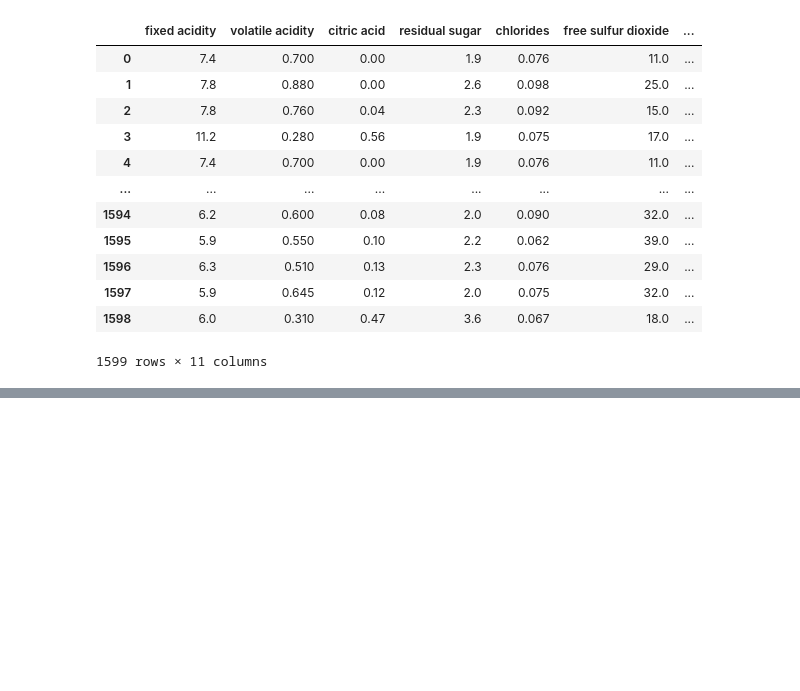
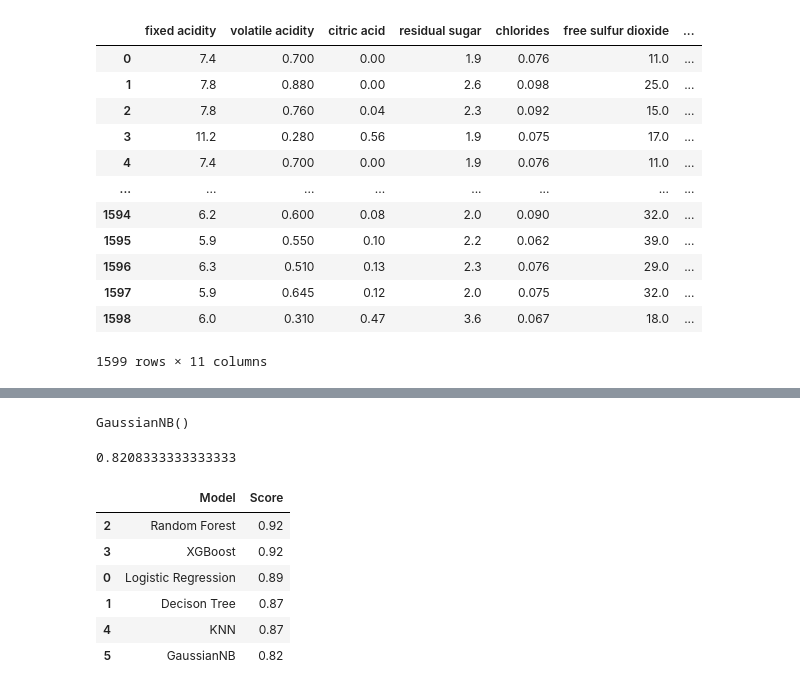
Before and after one commit to saurabhsalade/PG-DBDA-Sep2023, a Jupyter notebook: Day8/Day8.ipynb, the cells around one changed output, grey strips where cells are left out. Cells and saved outputs as stored; diff of their text form; code cells hidden in the pictures; blank space fills up the shorter version.

```diff
--- a/Day8/Day8.ipynb
+++ b/Day8/Day8.ipynb
@@ -196,0 +299,7 @@ wine['goodquality'].value_counts()
+# %%
+#GaussianNB
+from sklearn.naive_bayes import GaussianNB
+model5 = GaussianNB()
+model5.fit(X_train,y_train)
+# %% [output]
+GaussianNB()
@@ -196,0 +308,11 @@ wine['goodquality'].value_counts()
+# %%
+accuracy_score(y_test,y_pred5)
+# %% [output]
+0.8208333333333333
+# %%
+#Final Result
+result = pd.DataFrame({
+    'Model': ['Logistic Regression','Decison Tree','Random Forest','XGBoost','KNN','GaussianNB'],
+    'Score': [0.89,0.87,0.92,.92,0.87,0.82]
+}
+)
@@ -196,0 +321,11 @@ wine['goodquality'].value_counts()
+# %%
+result1 = result.sort_values(by='Score',ascending=False)
+result1
+# %% [output]
+|  | Model | Score |
+| 2 | Random Forest | 0.92 |
+| 3 | XGBoost | 0.92 |
+| 0 | Logistic Regression | 0.89 |
+| 1 | Decison Tree | 0.87 |
+| 4 | KNN | 0.87 |
+| 5 | GaussianNB | 0.82 |
```
Also changed, not shown: parts of 28 cells of this notebook.
